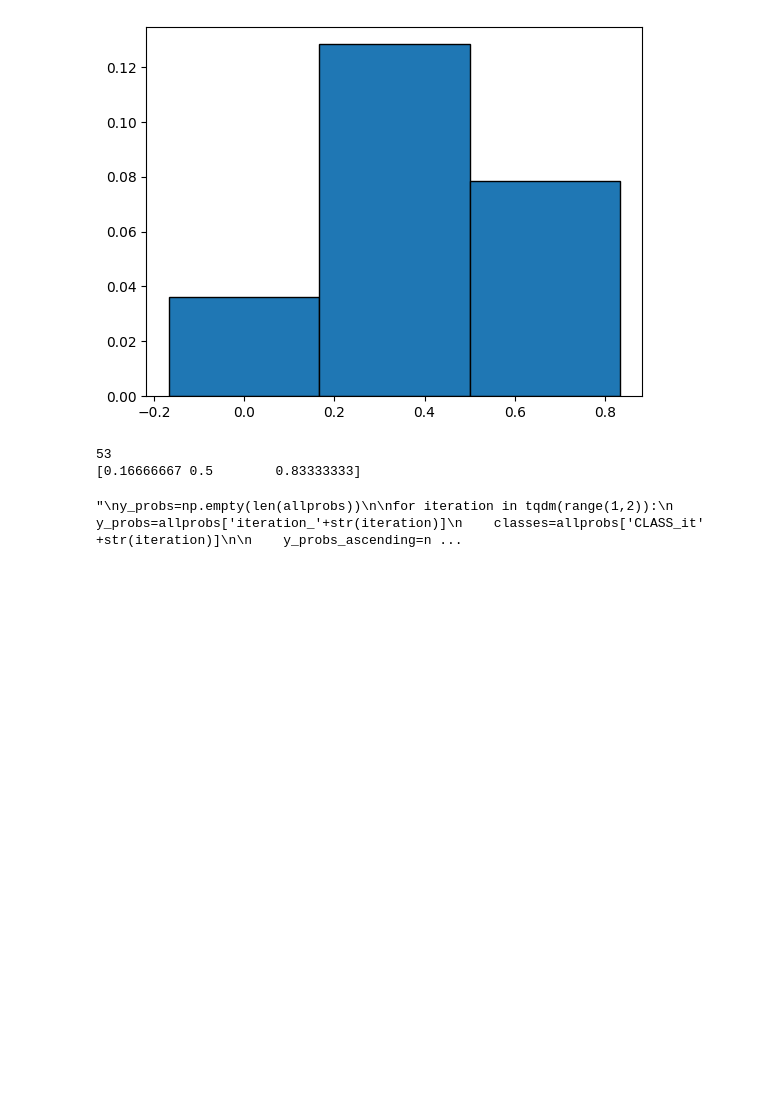
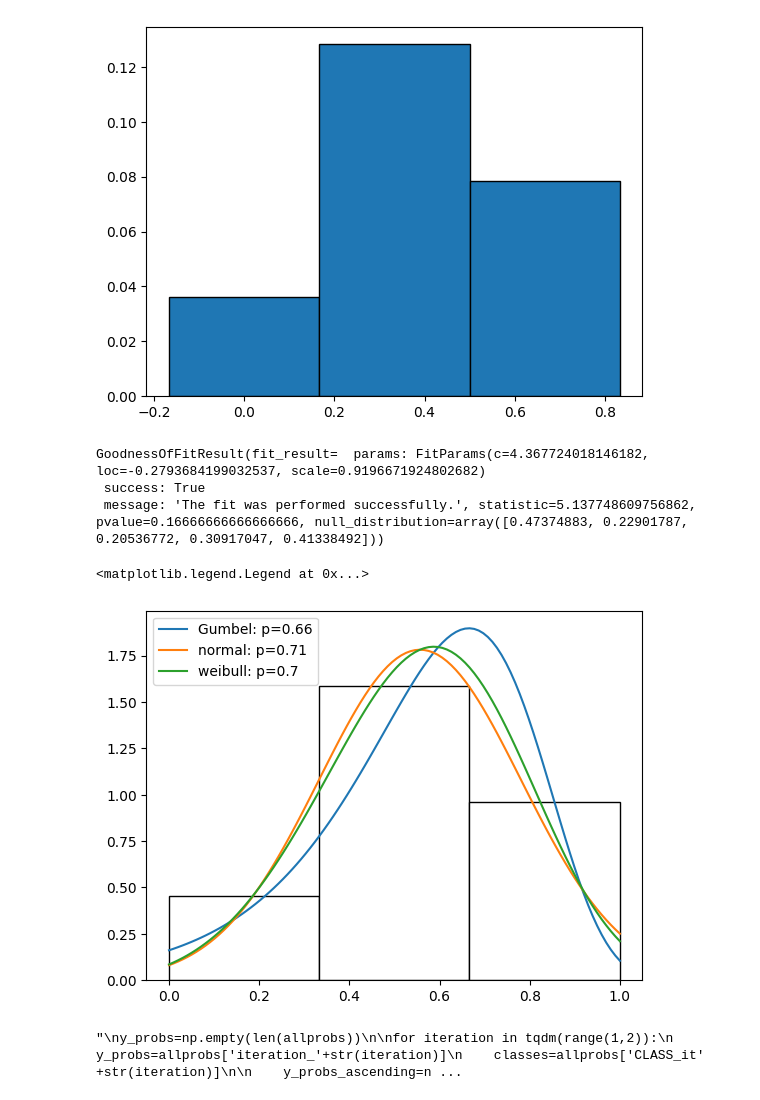
Before and after one commit to IoanPJ/Final_year_project_IMPJ, a Jupyter notebook: Search Area Curve Fitting/searcharea.ipynb, the cells around one changed output. Cells and saved outputs as stored; diff of their text form; code cells hidden in the pictures; blank space fills up the shorter version.

```diff
--- a/Search Area Curve Fitting/searcharea.ipynb
+++ b/Search Area Curve Fitting/searcharea.ipynb
@@ -89,8 +89,14 @@ freedman_bins['bin median'] = (bin_width * freedman_bins['bin']) + 0.5*bin_width
 # %% [output]
 [figure]
 # %%
-# In order to create dummy data we must create data which is distributed across the bins in the same proportions
-# and yet has an overall sample size equal to the overall number of radio galaxies
+
+dist = weibull_min
+dist_='weibull_min'
+
+
+
+'''In order to create dummy data we must create data which is distributed across the bins in the same proportions
+and yet has an overall sample size equal to the overall number of radio galaxies'''
 
 def bin_rounding(xs,n_bins):
     bin_width = 1/n_bins
@@ -105,6 +111,7 @@ def bin_rounding(xs,n_bins):
 
     return roundedxs
 
+
 freedman_bins['adjusted rdg count'] = ((freedman_bins['rdg frac']/(freedman_bins['rdg frac'].sum()))*freedman_bins['rdg count'].sum()).round()
 dummydata = np.array([])
 
@@ -112,25 +119,14 @@ for i in range(0,len(freedman_bins)):
     dummydata = np.append(dummydata,freedman_bins['bin median'][i]*np.ones(int(freedman_bins['adjusted rdg count'][i])))
 
 
-# in order to do a parametric bootstrap test we will generate values (monte carlo method) according to the test
-# distribution, then ROUND THEM (so that they have median bin values) and then compare the K-S statistic of the rounded
-# values to the K-S statistic of the original distribution
+''' in order to do a parametric bootstrap test we will generate values (monte carlo method) according to the test
+ distribution, then ROUND THEM (so that they have median bin values) and then compare the K-S statistic of the rounded
+ values to the K-S statistic of the original distribution'''
 
-fitresults = goodness_of_fit(norm,dummydata,statistic='ks',n_mc_samples=5)
+fitresults = goodness_of_fit(dist,dummydata,statistic='ad',n_mc_samples=5)
 fitresultsdf=pd.DataFrame([[fitresults[0],fitresults[1],fitresults[2]]],columns=['Fit Results','KS Statistic','P-Value'])
-#fitresultsdf.to_csv('fit_results_normal_(freedman)_'+str(iteration)+'.csv')
-#print(fitresults)
-
-# generating values
-
-mc_norm = norm.rvs(size=99999,loc=0.556,scale=0.224)
-mc_norm = [x for x in mc_norm if x<1]
-mc_norm = [x for x in mc_norm if x>0]
-mc_norm_binned = bin_rounding(mc_norm,3)
-
-mc_norm_binned = mc_norm_binned[:53]
-print(len(mc_norm_binned))
-print(np.unique(mc_norm_binned))
+print(fitresults)
 # %% [output]
-53
-[0.16666667 0.5        0.83333333]
+GoodnessOfFitResult(fit_result=  params: FitParams(c=4.367724018146182, loc=-0.2793684199032537, scale=0.9196671924802682)
+ success: True
+ message: 'The fit was performed successfully.', statistic=5.137748609756862, pvalue=0.16666666666666666, null_distribution=array([0.47374883, 0.22901787, 0.20536772, 0.30917047, 0.41338492]))
@@ -137,3 +181,36 @@ print(np.unique(mc_norm_binned))
+# %%
+# WEIBULL
+N = 99
+
+s = 0.0
+locnorm = 0.5566037735849055
+scalenorm = 0.22394910380842625
+statisticnorm = 4.902710939071497
+
+locgumbel = 0.6652470968714203
+scalegumbel = 0.19392625181816014
+statisticgumbel = 5.588747584779874
+
+cweibull = 4.367724018146182
+locweibull = -0.2793684199032537
+scaleweibull = 0.9196671924802682
+statisticweibull = 5.137748609756862
+
+pgumbel=montecarlo_test(locgumbel,scalegumbel,statisticgumbel,gumbel_l,'gumbel_l',99)
+
+
+pweibull=montecarlo_3test(cweibull,locweibull,scaleweibull,statisticweibull,weibull_min,'weibull_min',99)
+
+
+fig, ax = plt.subplots()
+ax.hist(dummydata,bins=[0,0.333,0.666,1],density=True,color='white',edgecolor='black',histtype='bar')
+ax.plot(np.linspace(0,1,100),gumbel_l.pdf(np.linspace(0,1,100),loc=loc,scale=scale),label='Gumbel: p='+str(pgumbel))
+ax.plot(np.linspace(0,1,100),norm.pdf(np.linspace(0,1,100),loc=locnorm,scale=scalenorm),label='normal: p='+str(pnorm))
+ax.plot(np.linspace(0,1,100),weibull_min.pdf(np.linspace(0,1,100),c=cweibull,loc=locweibull,scale=scaleweibull),label='weibull: p='+str(pweibull))
+ax.legend()
+# %% [output]
+<matplotlib.legend.Legend at 0x...>
+[figure, added]
 # %%
 '''
 y_probs=np.empty(len(allprobs))
```
Also changed, not shown: parts of 3 cells of this notebook.
